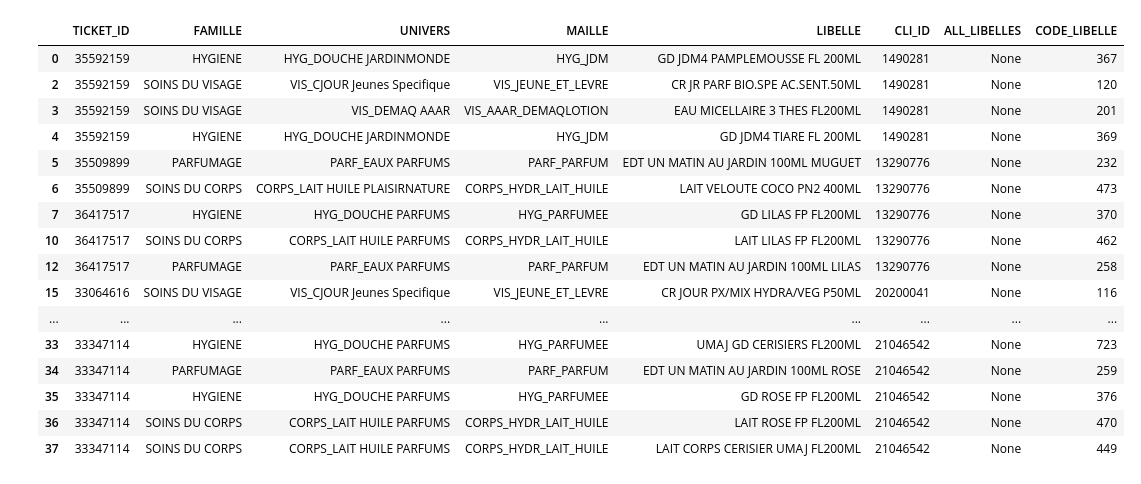
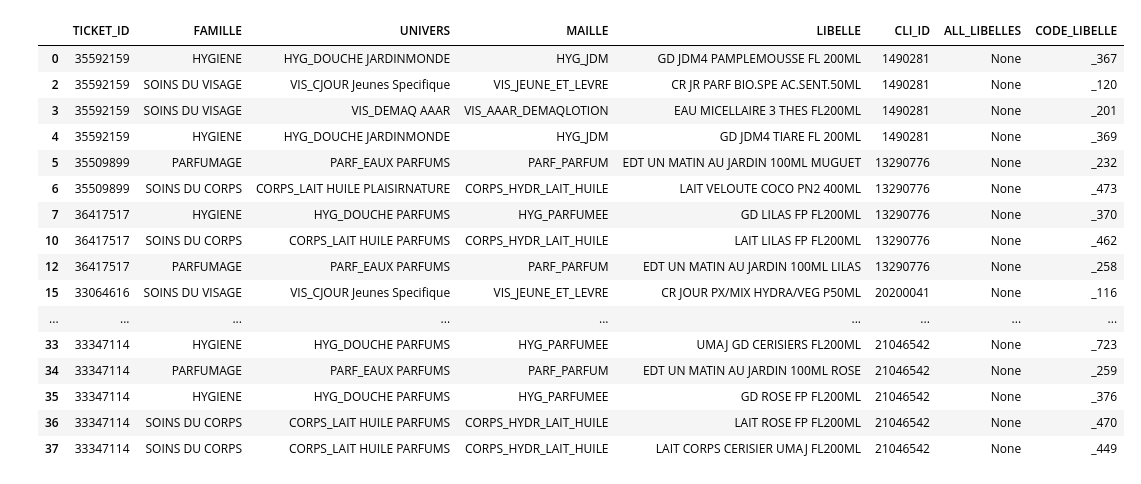
Before and after one commit to gu1lhemlcb/T-DAT, a Jupyter notebook: items_bought_together.ipynb, the cells around one changed output. Cells and saved outputs as stored; diff of their text form; code cells hidden in the pictures.

```diff
--- a/items_bought_together.ipynb
+++ b/items_bought_together.ipynb
@@ -12,42 +11,43 @@ pd.set_option('display.max_row', 111)
 pd.set_option('display.max_column', 111)
 plt.style.use('dark_background')
 
-data = pd.read_csv("~/Documents/DATASETS/students/KaDo.csv")
+data = pd.read_csv("./KaDo.csv")
 df = data.copy()[:5000]
 # %%
 # Delete unused columns, drop NAs, create additionnal columns, and only keep TICKET_IDS with multiple product which are not the same.
 df.drop(columns=['MOIS_VENTE', 'PRIX_NET'], axis=1, inplace=True)
 df.dropna(axis='columns')
 # df['NB OF RELATIONS'] = 0
 # df['RELATED CLI_IDs'] = None
 encoder = LabelEncoder()
 df['ALL_LIBELLES'] = None
 df['CODE_LIBELLE'] = encoder.fit_transform(df['LIBELLE'])
+df['CODE_LIBELLE'] = df['CODE_LIBELLE'].apply(lambda x: '_'+str(x))
 # Keep only ticket ids with multiple product
 df = df.drop_duplicates()
 single_tickets = df.duplicated(subset='TICKET_ID', keep=False)
 df = df[single_tickets]
 # NB: Pour le ticket id 36417517 on peut remarquer qu'en produits achetés ensemble il y a une ressemblance dans le libelle où l'on retrouve LILAS.
 # UPDATE : Même chose pour le ticket id 32975823....
 # Peut-être intéréssant de concaténer la maille et le libelle et observer les ressemblances ?
 df.head(30)
 # %% [output]
 |  | TICKET_ID | FAMILLE | UNIVERS | MAILLE | LIBELLE | CLI_ID | ALL_LIBELLES | CODE_LIBELLE |
-| 0 | 35592159 | HYGIENE | HYG_DOUCHE JARDINMONDE | HYG_JDM | GD JDM4 PAMPLEMOUSSE FL 200ML | 1490281 | None | 367 |
-| 2 | 35592159 | SOINS DU VISAGE | VIS_CJOUR Jeunes Specifique | VIS_JEUNE_ET_LEVRE | CR JR PARF BIO.SPE AC.SENT.50ML | 1490281 | None | 120 |
-| 3 | 35592159 | SOINS DU VISAGE | VIS_DEMAQ AAAR | VIS_AAAR_DEMAQLOTION | EAU MICELLAIRE 3 THES FL200ML | 1490281 | None | 201 |
-| 4 | 35592159 | HYGIENE | HYG_DOUCHE JARDINMONDE | HYG_JDM | GD JDM4 TIARE FL 200ML | 1490281 | None | 369 |
-| 5 | 35509899 | PARFUMAGE | PARF_EAUX PARFUMS | PARF_PARFUM | EDT UN MATIN AU JARDIN 100ML MUGUET | 13290776 | None | 232 |
-| 6 | 35509899 | SOINS DU CORPS | CORPS_LAIT HUILE PLAISIRNATURE | CORPS_HYDR_LAIT_HUILE | LAIT VELOUTE COCO PN2 400ML | 13290776 | None | 473 |
-| 7 | 36417517 | HYGIENE | HYG_DOUCHE PARFUMS | HYG_PARFUMEE | GD LILAS FP FL200ML | 13290776 | None | 370 |
-| 10 | 36417517 | SOINS DU CORPS | CORPS_LAIT HUILE PARFUMS | CORPS_HYDR_LAIT_HUILE | LAIT LILAS FP FL200ML | 13290776 | None | 462 |
-| 12 | 36417517 | PARFUMAGE | PARF_EAUX PARFUMS | PARF_PARFUM | EDT UN MATIN AU JARDIN 100ML LILAS | 13290776 | None | 258 |
-| 15 | 33064616 | SOINS DU VISAGE | VIS_CJOUR Jeunes Specifique | VIS_JEUNE_ET_LEVRE | CR JOUR PX/MIX HYDRA/VEG P50ML | 20200041 | None | 116 |
+| 0 | 35592159 | HYGIENE | HYG_DOUCHE JARDINMONDE | HYG_JDM | GD JDM4 PAMPLEMOUSSE FL 200ML | 1490281 | None | _367 |
+| 2 | 35592159 | SOINS DU VISAGE | VIS_CJOUR Jeunes Specifique | VIS_JEUNE_ET_LEVRE | CR JR PARF BIO.SPE AC.SENT.50ML | 1490281 | None | _120 |
+| 3 | 35592159 | SOINS DU VISAGE | VIS_DEMAQ AAAR | VIS_AAAR_DEMAQLOTION | EAU MICELLAIRE 3 THES FL200ML | 1490281 | None | _201 |
+| 4 | 35592159 | HYGIENE | HYG_DOUCHE JARDINMONDE | HYG_JDM | GD JDM4 TIARE FL 200ML | 1490281 | None | _369 |
+| 5 | 35509899 | PARFUMAGE | PARF_EAUX PARFUMS | PARF_PARFUM | EDT UN MATIN AU JARDIN 100ML MUGUET | 13290776 | None | _232 |
+| 6 | 35509899 | SOINS DU CORPS | CORPS_LAIT HUILE PLAISIRNATURE | CORPS_HYDR_LAIT_HUILE | LAIT VELOUTE COCO PN2 400ML | 13290776 | None | _473 |
+| 7 | 36417517 | HYGIENE | HYG_DOUCHE PARFUMS | HYG_PARFUMEE | GD LILAS FP FL200ML | 13290776 | None | _370 |
+| 10 | 36417517 | SOINS DU CORPS | CORPS_LAIT HUILE PARFUMS | CORPS_HYDR_LAIT_HUILE | LAIT LILAS FP FL200ML | 13290776 | None | _462 |
+| 12 | 36417517 | PARFUMAGE | PARF_EAUX PARFUMS | PARF_PARFUM | EDT UN MATIN AU JARDIN 100ML LILAS | 13290776 | None | _258 |
+| 15 | 33064616 | SOINS DU VISAGE | VIS_CJOUR Jeunes Specifique | VIS_JEUNE_ET_LEVRE | CR JOUR PX/MIX HYDRA/VEG P50ML | 20200041 | None | _116 |
 | ... | ... | ... | ... | ... | ... | ... | ... | ... |
-| 33 | 33347114 | HYGIENE | HYG_DOUCHE PARFUMS | HYG_PARFUMEE | UMAJ GD CERISIERS FL200ML | 21046542 | None | 723 |
-| 34 | 33347114 | PARFUMAGE | PARF_EAUX PARFUMS | PARF_PARFUM | EDT UN MATIN AU JARDIN 100ML ROSE | 21046542 | None | 259 |
-| 35 | 33347114 | HYGIENE | HYG_DOUCHE PARFUMS | HYG_PARFUMEE | GD ROSE FP FL200ML | 21046542 | None | 376 |
-| 36 | 33347114 | SOINS DU CORPS | CORPS_LAIT HUILE PARFUMS | CORPS_HYDR_LAIT_HUILE | LAIT ROSE FP FL200ML | 21046542 | None | 470 |
-| 37 | 33347114 | SOINS DU CORPS | CORPS_LAIT HUILE PARFUMS | CORPS_HYDR_LAIT_HUILE | LAIT CORPS CERISIER UMAJ FL200ML | 21046542 | None | 449 |
+| 33 | 33347114 | HYGIENE | HYG_DOUCHE PARFUMS | HYG_PARFUMEE | UMAJ GD CERISIERS FL200ML | 21046542 | None | _723 |
+| 34 | 33347114 | PARFUMAGE | PARF_EAUX PARFUMS | PARF_PARFUM | EDT UN MATIN AU JARDIN 100ML ROSE | 21046542 | None | _259 |
+| 35 | 33347114 | HYGIENE | HYG_DOUCHE PARFUMS | HYG_PARFUMEE | GD ROSE FP FL200ML | 21046542 | None | _376 |
+| 36 | 33347114 | SOINS DU CORPS | CORPS_LAIT HUILE PARFUMS | CORPS_HYDR_LAIT_HUILE | LAIT ROSE FP FL200ML | 21046542 | None | _470 |
+| 37 | 33347114 | SOINS DU CORPS | CORPS_LAIT HUILE PARFUMS | CORPS_HYDR_LAIT_HUILE | LAIT CORPS CERISIER UMAJ FL200ML | 21046542 | None | _449 |
 # %%
 # Keep in case
```
Also changed, not shown: parts of 12 cells of this notebook.
